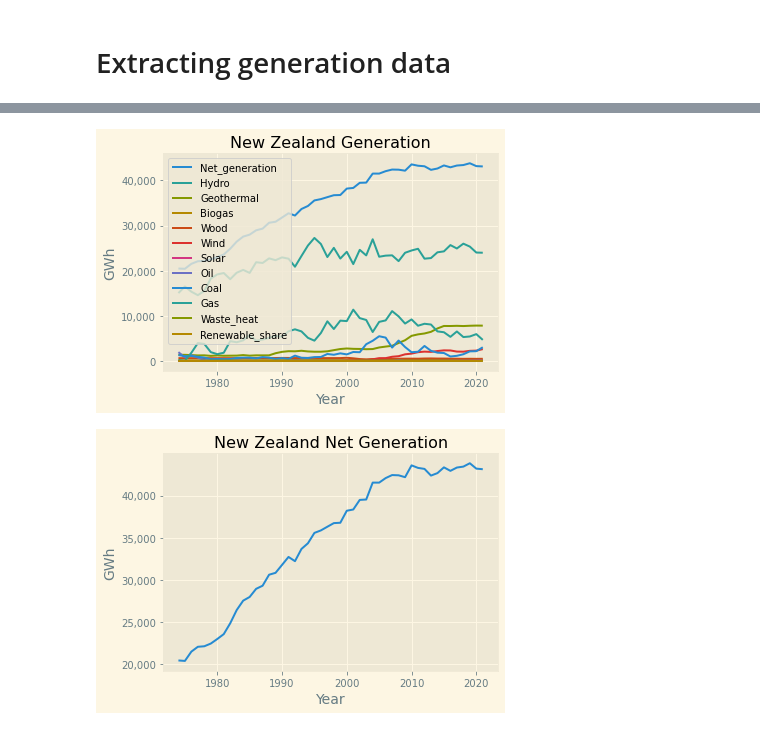
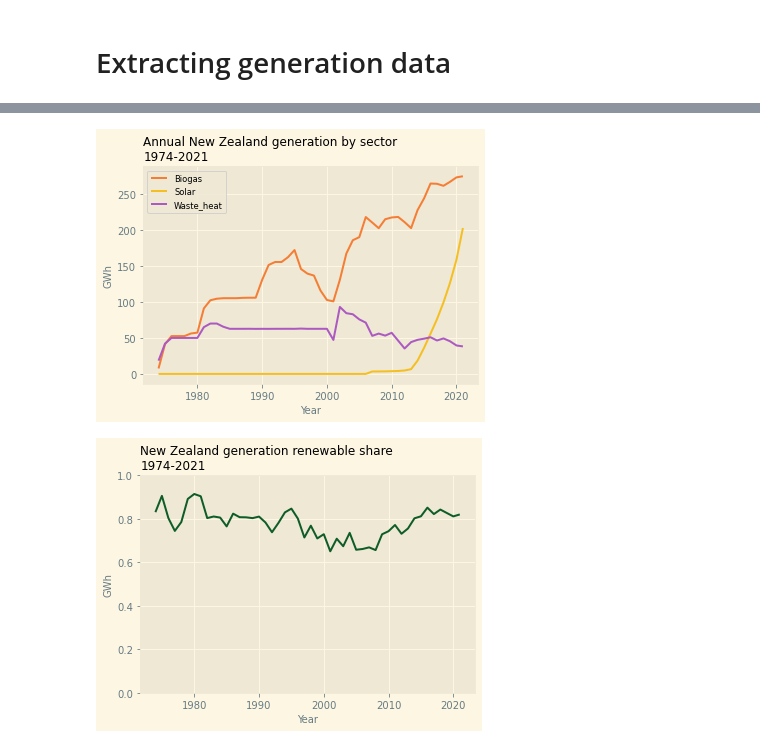
Before and after one commit to morrisgpeter/electricity-new-zealand, a Jupyter notebook: MBIE Electricity statistics/MBIE Electricity statistics.ipynb, the cells around one changed output, grey strips where cells are left out. Saved outputs shown, nothing was run; the diff lists cells and outputs as text; code cells hidden in the pictures.

```diff
--- a/MBIE Electricity statistics/MBIE Electricity statistics.ipynb
+++ b/MBIE Electricity statistics/MBIE Electricity statistics.ipynb
@@ -58,3 +58,6 @@ df1
 | 72 | 5. Compiled based on actual quart... | NaN | NaN | NaN | NaN | NaN | NaN | ... |
 | 73 | 6. Compiled based on estimated qu... | NaN | NaN | NaN | NaN | NaN | NaN | ... |
 61 rows × 53 columns
+# %%
+df1.rename(columns = {'Return to contents':'number'}, inplace = True)
+df1.head()
@@ -61,7 +72,7 @@ df1
 # %% [markdown]
 ## Transpose dataframe
 # %%
-df = df1.set_index('Return to contents').T
+df = df1.set_index('number').T
 # %%
 df.shape
 # %% [output]
@@ -251,0 +274,13 @@ df_GWh.tail()
+# %%
+graph_style = 'Solarize_Light2'
+# graph_style = 'ggplot'
+# graph_style = 'seaborn-whitegrid'
+
+wind  = '#0E5C26'
+solar = '#F5BF22'
+geo   = '#AC59C1'
+hydro = '#5294F6'
+bio   = '#F57D34'
+oil   = '#A17F40'
+coal  = '#6E6E6E'
+gas   = '#AD362D'
@@ -252,21 +344,24 @@ df_GWh.tail()
 # %%
-with plt.style.context('Solarize_Light2'):
-    df_GWh.plot(x='Calendar_year')
-    plt.title('New Zealand Generation')
-    plt.xlabel('Year', fontsize=14)
-    plt.ylabel('GWh', fontsize=14)
-    plt.legend(loc = 'best')
+with plt.style.context(style=graph_style):
+    df_GWh.plot(x='Calendar_year',y=['Biogas','Solar','Waste_heat'],
+                color=[bio,solar,geo])
+    plt.title('Annual New Zealand generation by sector \n1974-2021',
+              fontsize='large', loc='left')
+    plt.xlabel('Year', fontsize='medium')
+    plt.ylabel('GWh', fontsize='medium')
+    plt.legend(loc = 'upper left', fontsize='small')
     plt.gca().yaxis.set_major_formatter(plt.matplotlib.ticker.StrMethodFormatter('{x:,.0f}'))
 plt.show()
 # %% [output]
-[figure, old version]
+[figure, new version]
 # %%
-with plt.style.context('Solarize_Light2'):
-    df_GWh.plot(x='Calendar_year',y='Net_generation', legend=False)
-    plt.title('New Zealand Net Generation')
-    plt.xlabel('Year', fontsize=14)
-    plt.ylabel('GWh', fontsize=14)
-    plt.gca().yaxis.set_major_formatter(plt.matplotlib.ticker.StrMethodFormatter('{x:,.0f}'))
+with plt.style.context(style=graph_style):
+    df_GWh.plot(x='Calendar_year',y=['Renewable_share'], legend=False, color=wind)
+    plt.title('New Zealand generation renewable share\n1974-2021',
+              fontsize='large', loc='left')
+    plt.xlabel('Year', fontsize='medium')
+    plt.ylabel('GWh', fontsize='medium')
+    plt.ylim(bottom=0, top=1)
 plt.show()
 # %% [output]
-[figure, old version]
+[figure, new version]
```
Also changed, not shown: parts of 24 cells of this notebook.
